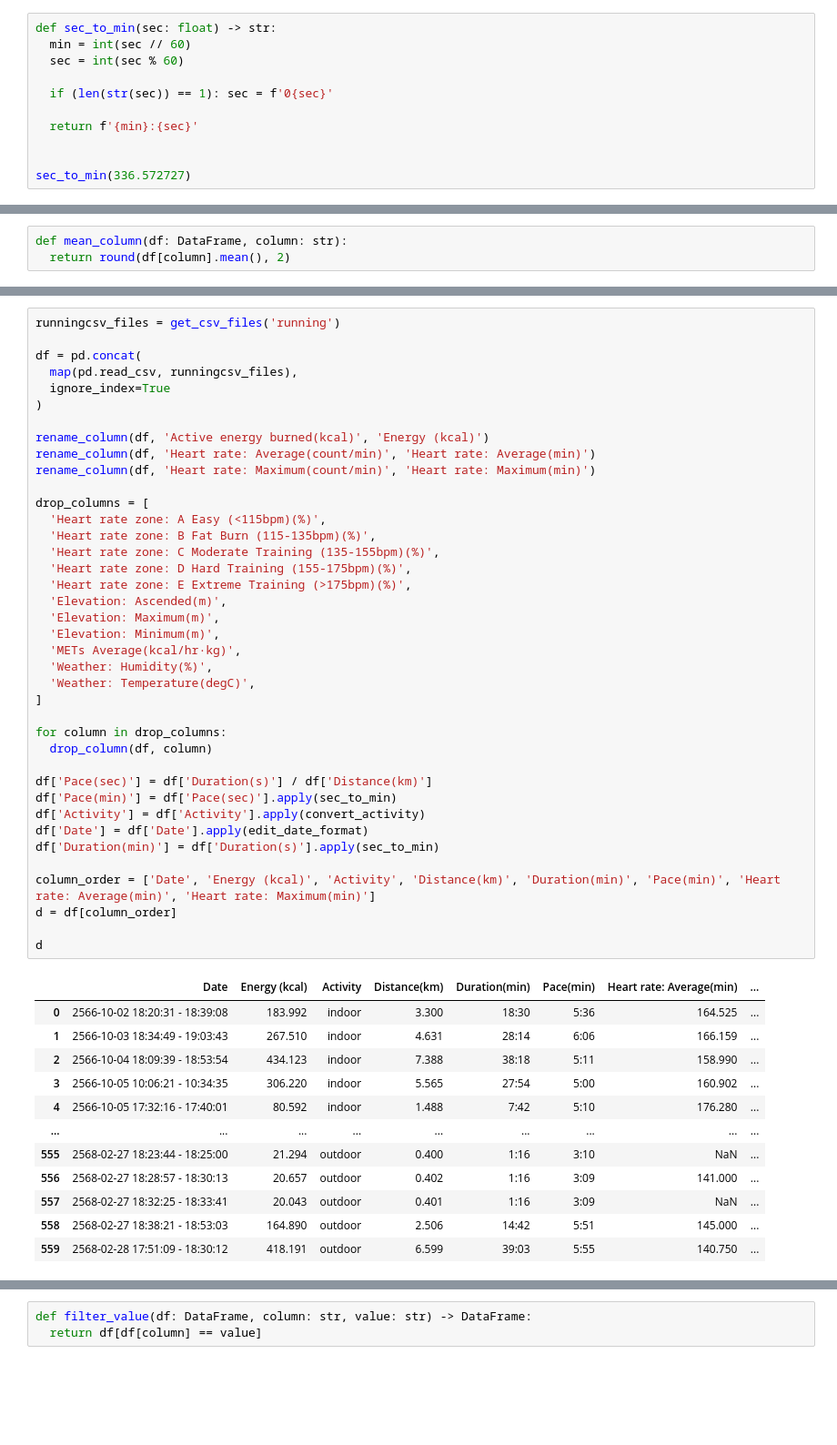
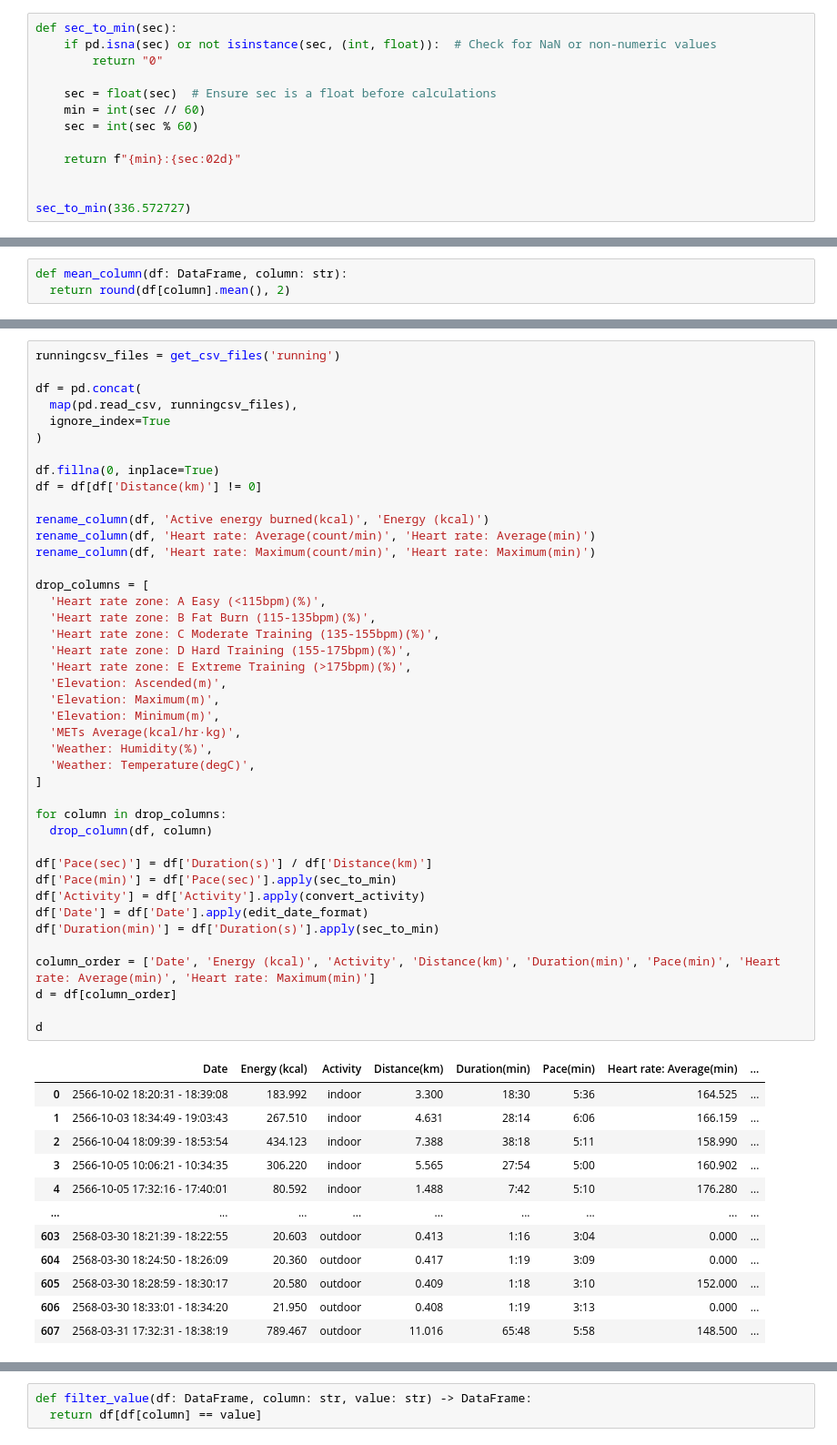
Before and after one commit to JFKongphop/running-analysis, a Jupyter notebook: index.ipynb, the cells around one changed output, grey strips where cells are left out. Shown at 91% size. Cells and saved outputs as stored; diff of their text form; blank space fills up the shorter version.

```diff
--- a/index.ipynb
+++ b/index.ipynb
@@ -36,13 +37,15 @@ def rename_column(df: DataFrame, old_name: str, new_name: str) -> None:
 def drop_column(df: DataFrame, column: str) -> None:
   df.drop(columns=[column], inplace=True)
 # %%
-def sec_to_min(sec: float) -> str:
-  min = int(sec // 60)
-  sec = int(sec % 60)
+def sec_to_min(sec):
+    if pd.isna(sec) or not isinstance(sec, (int, float)):  # Check for NaN or non-numeric values
+        return "0"
 
-  if (len(str(sec)) == 1): sec = f'0{sec}'
+    sec = float(sec)  # Ensure sec is a float before calculations
+    min = int(sec // 60)
+    sec = int(sec % 60)
 
-  return f'{min}:{sec}'
+    return f"{min}:{sec:02d}"
 
 
 sec_to_min(336.572727)
@@ -107,6 +110,9 @@ df = pd.concat(
   map(pd.read_csv, runningcsv_files),
   ignore_index=True
 )
+
+df.fillna(0, inplace=True)
+df = df[df['Distance(km)'] != 0]
 
 rename_column(df, 'Active energy burned(kcal)', 'Energy (kcal)')
 rename_column(df, 'Heart rate: Average(count/min)', 'Heart rate: Average(min)')
@@ -120,35 +126,35 @@ drop_columns = [
   'Heart rate zone: E Extreme Training (>175bpm)(%)',
   'Elevation: Ascended(m)',
   'Elevation: Maximum(m)',
   'Elevation: Minimum(m)',
   'METs Average(kcal/hr·kg)',
   'Weather: Humidity(%)',
   'Weather: Temperature(degC)',
 ]
 
 for column in drop_columns:
   drop_column(df, column)
 
 df['Pace(sec)'] = df['Duration(s)'] / df['Distance(km)']
 df['Pace(min)'] = df['Pace(sec)'].apply(sec_to_min)
 df['Activity'] = df['Activity'].apply(convert_activity)
 df['Date'] = df['Date'].apply(edit_date_format)
 df['Duration(min)'] = df['Duration(s)'].apply(sec_to_min)
 
 column_order = ['Date', 'Energy (kcal)', 'Activity', 'Distance(km)', 'Duration(min)', 'Pace(min)', 'Heart rate: Average(min)', 'Heart rate: Maximum(min)']
 d = df[column_order]
 
 d
 # %% [output]
 |  | Date | Energy (kcal) | Activity | Distance(km) | Duration(min) | Pace(min) | Heart rate: Average(min) | ... |
 | 0 | 2566-10-02 18:20:31 - 18:39:08 | 183.992 | indoor | 3.300 | 18:30 | 5:36 | 164.525 | ... |
 | 1 | 2566-10-03 18:34:49 - 19:03:43 | 267.510 | indoor | 4.631 | 28:14 | 6:06 | 166.159 | ... |
 | 2 | 2566-10-04 18:09:39 - 18:53:54 | 434.123 | indoor | 7.388 | 38:18 | 5:11 | 158.990 | ... |
 | 3 | 2566-10-05 10:06:21 - 10:34:35 | 306.220 | indoor | 5.565 | 27:54 | 5:00 | 160.902 | ... |
 | 4 | 2566-10-05 17:32:16 - 17:40:01 | 80.592 | indoor | 1.488 | 7:42 | 5:10 | 176.280 | ... |
 | ... | ... | ... | ... | ... | ... | ... | ... | ... |
-| 555 | 2568-02-27 18:23:44 - 18:25:00 | 21.294 | outdoor | 0.400 | 1:16 | 3:10 | NaN | ... |
-| 556 | 2568-02-27 18:28:57 - 18:30:13 | 20.657 | outdoor | 0.402 | 1:16 | 3:09 | 141.000 | ... |
-| 557 | 2568-02-27 18:32:25 - 18:33:41 | 20.043 | outdoor | 0.401 | 1:16 | 3:09 | NaN | ... |
-| 558 | 2568-02-27 18:38:21 - 18:53:03 | 164.890 | outdoor | 2.506 | 14:42 | 5:51 | 145.000 | ... |
-| 559 | 2568-02-28 17:51:09 - 18:30:12 | 418.191 | outdoor | 6.599 | 39:03 | 5:55 | 140.750 | ... |
+| 603 | 2568-03-30 18:21:39 - 18:22:55 | 20.603 | outdoor | 0.413 | 1:16 | 3:04 | 0.000 | ... |
+| 604 | 2568-03-30 18:24:50 - 18:26:09 | 20.360 | outdoor | 0.417 | 1:19 | 3:09 | 0.000 | ... |
+| 605 | 2568-03-30 18:28:59 - 18:30:17 | 20.580 | outdoor | 0.409 | 1:18 | 3:10 | 152.000 | ... |
+| 606 | 2568-03-30 18:33:01 - 18:34:20 | 21.950 | outdoor | 0.408 | 1:19 | 3:13 | 0.000 | ... |
+| 607 | 2568-03-31 17:32:31 - 18:38:19 | 789.467 | outdoor | 11.016 | 65:48 | 5:58 | 148.500 | ... |
```
Also changed, not shown: parts of 20 cells of this notebook, 1 other file.
